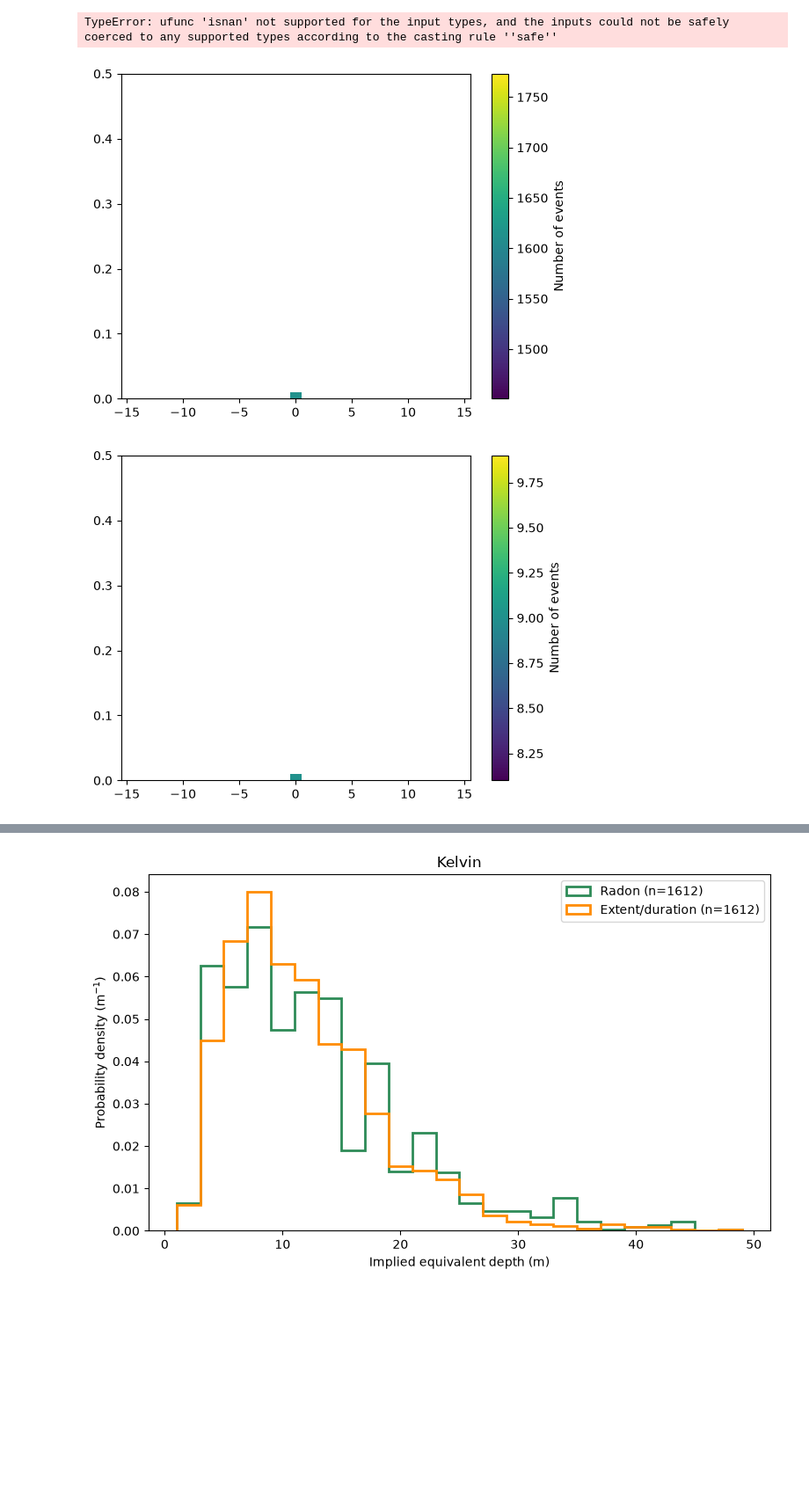
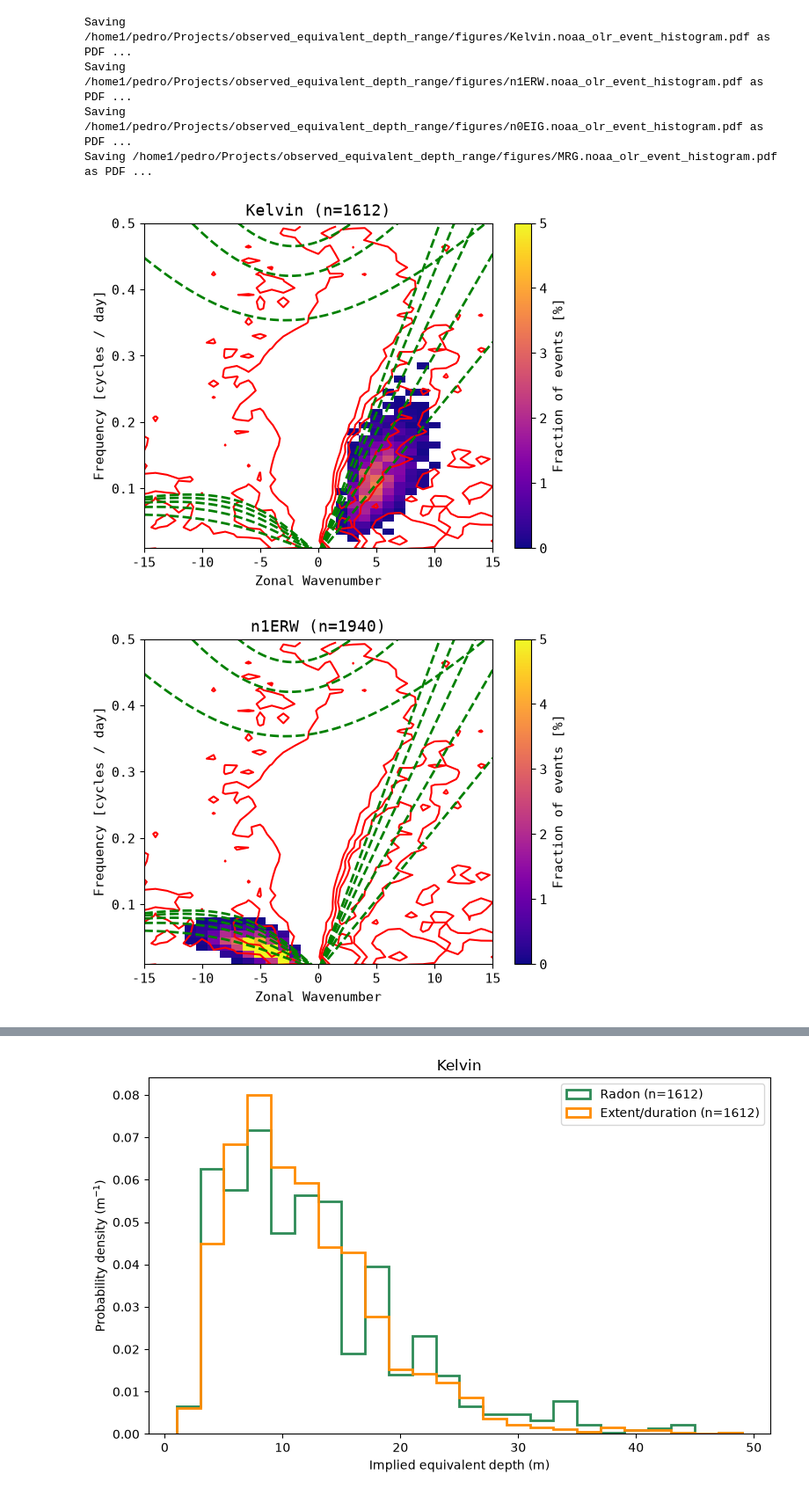
Before and after one commit to pedroanguloumana/observed_equivalent_depth_range, a Jupyter notebook: notebooks/Wave_Events.ipynb, the cells around one changed output, grey strips where cells are left out. Shown at 88% size. Saved outputs shown, nothing was run; the diff lists cells and outputs as text; code cells hidden in the pictures; blank space fills up the shorter version.

Commit message:
add: Added NOAA OLR event figures

```diff
--- a/notebooks/Wave_Events.ipynb
+++ b/notebooks/Wave_Events.ipynb
@@ -85,3 +91,5 @@ def implied_gravity_wave_speed(wave: str, phase_speed, width_deg, U=0.0):
     raise ValueError(f"Unsupported wave: {wave}")
 # %%
 wave_event_records = {p: load_wave_event_record(p) for p in list(profiles.keys())}
+spectral_power = load_noaa_daily_olr_spectral_power()
+bg = tw.background_spectrum(0.5*(spectral_power['symmetric']+spectral_power['antisymmetric']))
@@ -119,36 +99,57 @@ wave_event_records['Kelvin']
 # %%
-for wave in profiles:
+for wave, wave_data in profiles.items():
+    if wave == 'n1WIG':
+        continue
     events = wave_event_records[wave]
 
     event_k = np.pi / (EARTH_RADIUS * np.deg2rad(events['mean_width_deg']))
     event_cp = events['radon_m_s']
     event_omega = event_k * event_cp
 
     event_K = np.sign(event_cp) * event_k * EARTH_RADIUS
     event_frequency = np.abs(event_omega) * 86400 / (2 * np.pi)
 
     k_bins = np.arange(-15.5, 16.5, 1)
     omega_bins = np.linspace(0, 0.5, 51)  # cycles/day
 
-    count, omega_edges, k_edges, _  = stats.binned_statistic_2d(
-        event_omega,
-        event_k,
+    count, frequency_edges, k_edges, _  = stats.binned_statistic_2d(
+        event_frequency,
+        event_K,
         values = None,
         statistic='count',
         bins=[omega_bins, k_bins]
     )
 
     fig, ax = plt.subplots()
     mesh = ax.pcolormesh(
         k_edges,
-        omega_edges,
-        np.ma.masked_equal(count, 0),
+        frequency_edges,
+        np.ma.masked_equal(100*count/count.sum(), 0),
         shading="auto",
-        cmap="viridis",
+        cmap="plasma",
+        norm=mcolors.Normalize(vmin=0, vmax=5)
     )
 
-    fig.colorbar(mesh, ax=ax, label="Number of events")
+    fig.colorbar(mesh, ax=ax, label="Fraction of events [%]")
+
+    spectral_signal = spectral_power[wave_data.symmetry]/bg
+    spectral_signal.plot.contour(
+        ax=ax,
+        levels=[1.0, 1.25, 1.5],
+        colors='red',
+        linewidth=1.5
+    )
+
+    add_matsuno_curves(ax, which=wave_data.symmetry, he_list=[10, 20, 30, 40, 50], color='green', lw=2)
+
+    ax.set_title(f'{wave} (n={events.shape[0]:.0f})')
+    ax.set_xlabel('Zonal Wavenumber')
+    ax.set_ylabel('Frequency [cycles / day]')
+    save_figure(fig, f'{wave}.noaa_olr_event_histogram.pdf')
 # %% [output]
-TypeError: ufunc 'isnan' not supported for the input types, and the inputs could not be safely coerced to any supported types according to the casting rule ''safe''
+Saving /home1/pedro/Projects/observed_equivalent_depth_range/figures/Kelvin.noaa_olr_event_histogram.pdf as PDF ...
+Saving /home1/pedro/Projects/observed_equivalent_depth_range/figures/n1ERW.noaa_olr_event_histogram.pdf as PDF ...
+Saving /home1/pedro/Projects/observed_equivalent_depth_range/figures/n0EIG.noaa_olr_event_histogram.pdf as PDF ...
+Saving /home1/pedro/Projects/observed_equivalent_depth_range/figures/MRG.noaa_olr_event_histogram.pdf as PDF ...
-[figure, old version]
+[figure, new version]
-[figure, old version]
+[figure, new version]
```
Also changed, not shown: parts of 6 cells of this notebook, 5 other files.
